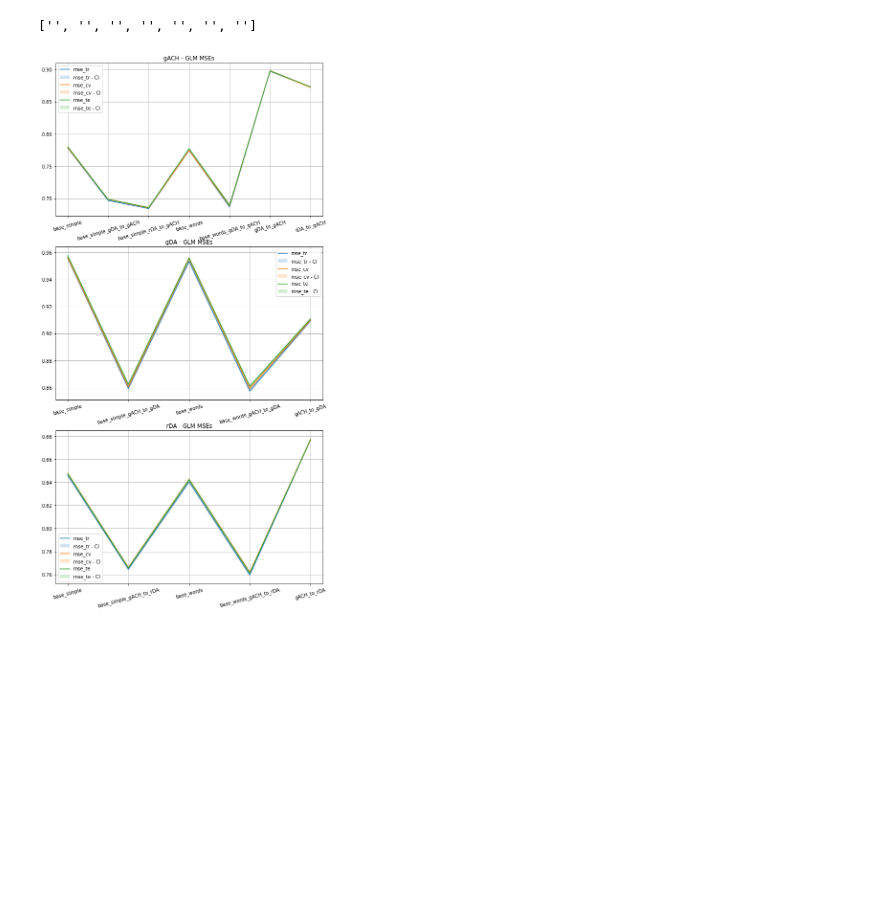
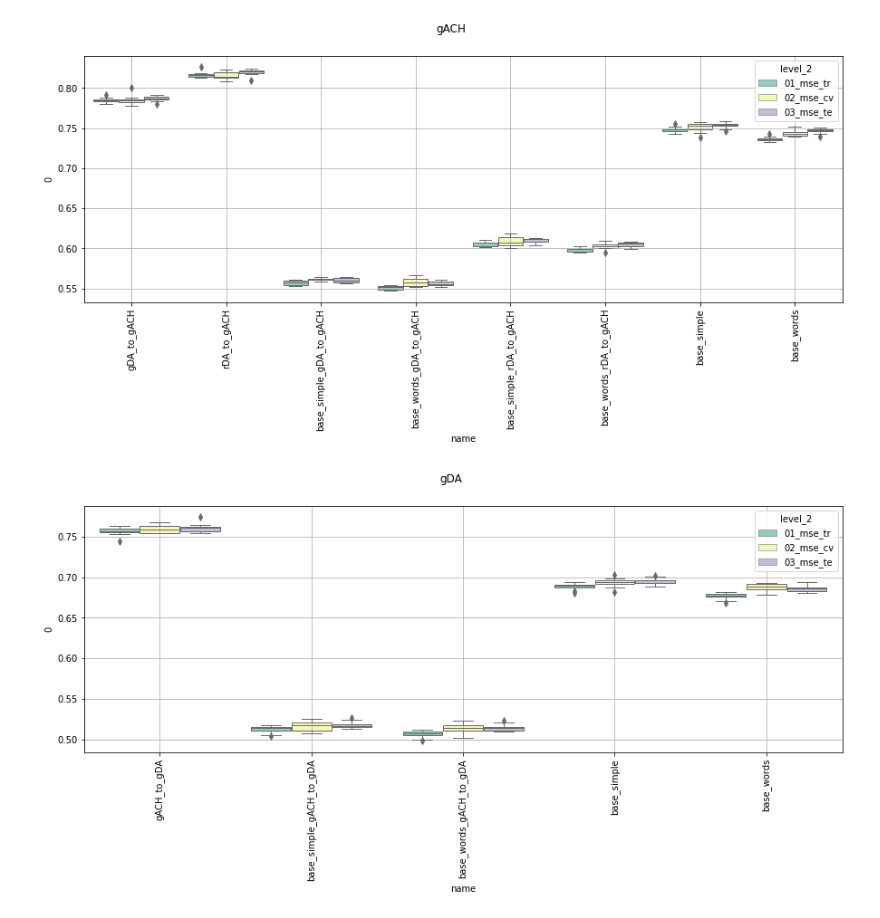
Before and after one commit to kimerein/sabatinilab-glm, a Jupyter notebook: sglm/notebooks/scratch_pad/a-12c-view-mse-files.ipynb, the cells around one changed output. Saved outputs shown, nothing was run; the diff lists cells and outputs as text; code cells hidden in the pictures; blank space fills up the shorter version.

```diff
--- a/sglm/notebooks/scratch_pad/a-12c-view-mse-files.ipynb
+++ b/sglm/notebooks/scratch_pad/a-12c-view-mse-files.ipynb
@@ -221,54 +15,23 @@ import matplotlib.pyplot as plt
-# %%
-rot = 15
-
-fig,axes=plt.subplots(3,1,figsize=(10,20))
-fig.set_facecolor('w')
-
-if len(gACH) > 0:
-    ax = axes[0]
-    ax.plot(gACH.index, gACH['01_mse_tr']['mn'], label='mse_tr')
-    ax.fill_between(gACH.index, gACH['01_mse_tr']['lb'], gACH['01_mse_tr']['ub'], alpha=0.2, label='mse_tr - CI')
-    ax.plot(gACH.index, gACH['02_mse_cv']['mn'], label='mse_cv')
-    ax.fill_between(gACH.index, gACH['02_mse_cv']['lb'], gACH['02_mse_cv']['ub'], alpha=0.2, label='mse_cv - CI')
-    ax.plot(gACH.index, gACH['03_mse_te']['mn'], label='mse_te')
-    ax.fill_between(gACH.index, gACH['03_mse_te']['lb'], gACH['03_mse_te']['ub'], alpha=0.2, label='mse_te - CI')
-    print([_.get_text() for _ in ax.xaxis.get_ticklabels()])
-    ax.set_title('gACH - GLM MSEs')
-    ax.legend()
-    ax.grid(True)
-    for tick in ax.get_xticklabels():
-        tick.set_rotation(rot)
-
-if len(gDA) > 0:
-    ax = axes[1]
-    ax.plot(gDA.index, gDA['01_mse_tr']['mn'], label='mse_tr')
-    ax.fill_between(gDA.index, gDA['01_mse_tr']['lb'], gDA['01_mse_tr']['ub'], alpha=0.2, label='mse_tr - CI')
-    ax.plot(gDA.index, gDA['02_mse_cv']['mn'], label='mse_cv')
-    ax.fill_between(gDA.index, gDA['02_mse_cv']['lb'], gDA['02_mse_cv']['ub'], alpha=0.2, label='mse_cv - CI')
-    ax.plot(gDA.index, gDA['03_mse_te']['mn'], label='mse_te')
-    ax.fill_between(gDA.index, gDA['03_mse_te']['lb'], gDA['03_mse_te']['ub'], alpha=0.2, label='mse_te - CI')
-    ax.set_title('gDA - GLM MSEs')
-    ax.legend()
-    ax.grid(True)
-    for tick in ax.get_xticklabels():
-        tick.set_rotation(rot)
-
-if len(rDA) > 0:
-    ax = axes[2]
-    ax.plot(rDA.index, rDA['01_mse_tr']['mn'], label='mse_tr')
-    ax.fill_between(rDA.index, rDA['01_mse_tr']['lb'], rDA['01_mse_tr']['ub'], alpha=0.2, label='mse_tr - CI')
-    ax.plot(rDA.index, rDA['02_mse_cv']['mn'], label='mse_cv')
-    ax.fill_between(rDA.index, rDA['02_mse_cv']['lb'], rDA['02_mse_cv']['ub'], alpha=0.2, label='mse_cv - CI')
-    ax.plot(rDA.index, rDA['03_mse_te']['mn'], label='mse_te')
-    ax.fill_between(rDA.index, rDA['03_mse_te']['lb'], rDA['03_mse_te']['ub'], alpha=0.2, label='mse_te - CI')
-    ax.set_title('rDA - GLM MSEs')
-    ax.legend()
-    ax.grid(True)
-
-    for tick in ax.get_xticklabels():
-        tick.set_rotation(rot)
-
-plt.show()
-# %% [output]
-['', '', '', '', '', '', '']
-[figure, removed]
+# %%
+file_loc = r'C:\Users\Josh\Documents\GitHub\sabatinilab-glm\sglm\outputs\final_outputs_rev\Figure_3-mse_sctr.csv'
+
+concat = pd.read_csv(file_loc).set_index(['channel','name', 'run_num']).drop('mouse_id', axis=1)
+# %%
+import seaborn as sns
+for chl in concat.reset_index()['channel'].unique():
+
+    fig, ax = plt.subplots(1,1,figsize=(15,5))
+
+    fig.suptitle(chl)
+    fig.set_facecolor('w')
+
+    vwyc = concat.loc[chl].values
+    ymn, ymx = np.min(vwyc), np.max(vwyc)
+
+    vbp = concat.loc[chl].rename({'mse_tr':'01_mse_tr', 'mse_cv':'02_mse_cv', 'mse_te':'03_mse_te'}, axis=1).stack().reset_index()
+    sns.boxplot(data=vbp, x='name', y=0, hue='level_2', palette="Set3", linewidth=1, ax=ax)
+    ax.grid(True)
+    plt.xticks(rotation=90)
+# %% [output]
+[figure, added]
+[figure, added]
```
Also changed, not shown: parts of 16 cells of this notebook.
